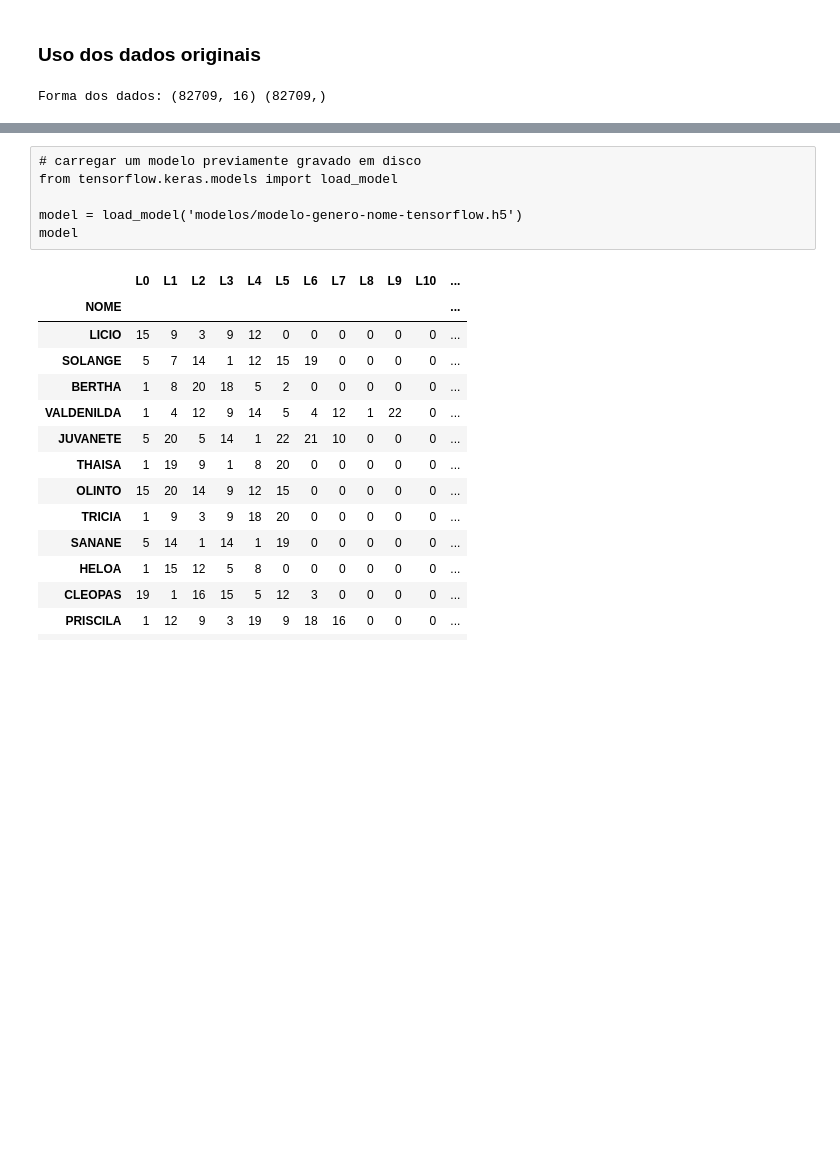
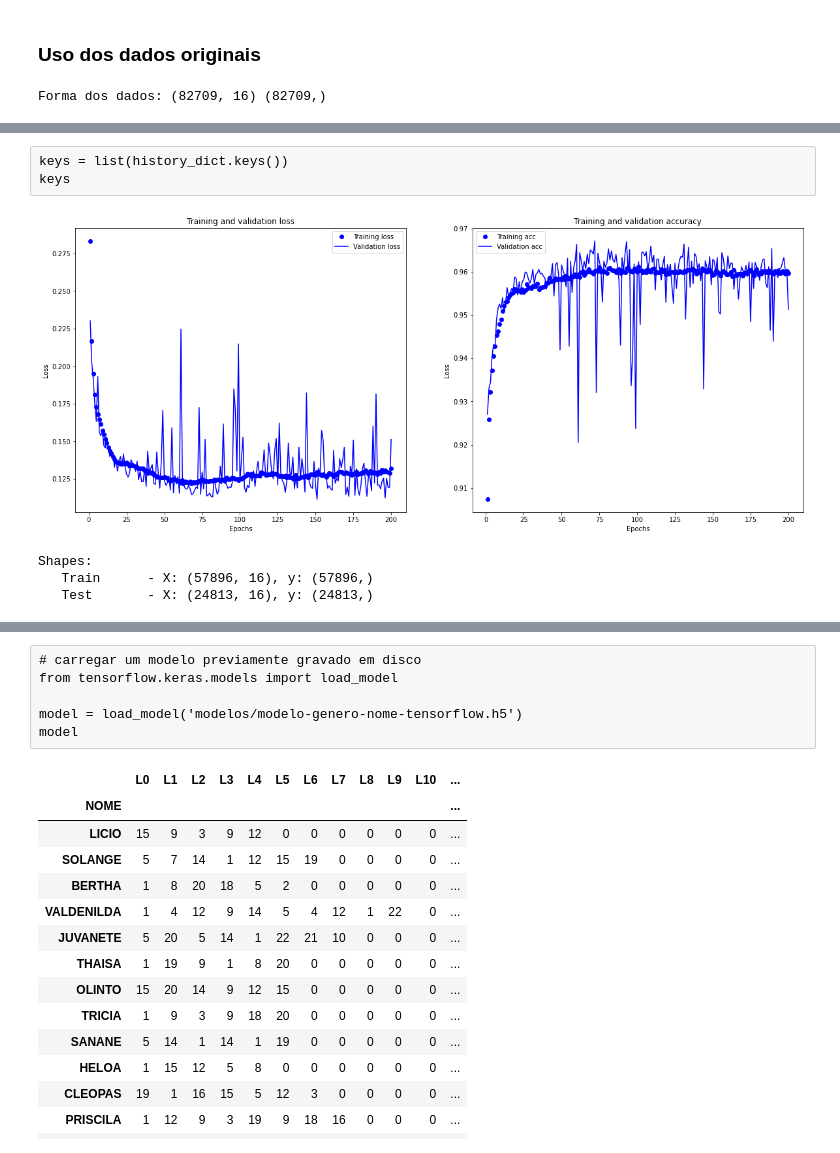
Before and after one commit to hjort/analise-pessoas-brasil, a Jupyter notebook: 71-modelo-genero-nome-tensorflow.ipynb, the cells around one changed output, grey strips where cells are left out. Saved outputs shown, nothing was run; the diff lists cells and outputs as text; code cells hidden in the pictures; blank space fills up the shorter version.

```diff
--- a/71-modelo-genero-nome-tensorflow.ipynb
+++ b/71-modelo-genero-nome-tensorflow.ipynb
@@ -157,0 +187,53 @@ Acurácia: 97.31 %
+# %% [raw]
+keys = list(history_dict.keys())
+keys
+# %%
+# Plotting the training and validation loss and accuracy
+import matplotlib.pyplot as plt
+
+# Figure with two plots
+fig, (ax1, ax2) = plt.subplots(1, 2, figsize = (20, 8))
+
+history_dict = his.history
+keys = list(history_dict.keys())
+
+loss_values = history_dict[keys[0]] # loss
+val_loss_values = history_dict[keys[2]] # val_loss
+epochs = range(1, len(history_dict[keys[0]]) + 1)
+
+ax1.plot(epochs, loss_values, 'bo', label='Training loss')
+ax1.plot(epochs, val_loss_values, 'b', label='Validation loss')
+ax1.set(title = 'Training and validation loss',
+        xlabel = 'Epochs',
+        ylabel = 'Loss')
+ax1.legend()
+
+acc_values = history_dict[keys[1]] # accuracy
+val_acc_values = history_dict[keys[3]] # val_accuracy
+
+ax2.plot(epochs, acc_values, 'bo', label='Training acc')
+ax2.plot(epochs, val_acc_values, 'b', label='Validation acc')
+ax2.set(title = 'Training and validation accuracy',
+        xlabel = 'Epochs',
+        ylabel = 'Loss')
+ax2.legend()
+
+plt.show()
+# %% [output]
+[figure, added]
+# %%
+# dividir dados em treino e teste
+
+from sklearn.model_selection import train_test_split
+
+X_train, X_test, y_train, y_test = train_test_split(
+    X, y, test_size=0.30, random_state=42)
+
+print("Shapes:\n"\
+      "   Train      - X: %s, y: %s\n" \
+      "   Test       - X: %s, y: %s" %
+      (X_train.shape, y_train.shape, X_test.shape, y_test.shape))
+# %% [output]
+Shapes:
+   Train      - X: (57896, 16), y: (57896,)
+   Test       - X: (24813, 16), y: (24813,)
```
Also changed, not shown: parts of 13 cells of this notebook, 2 other files.
